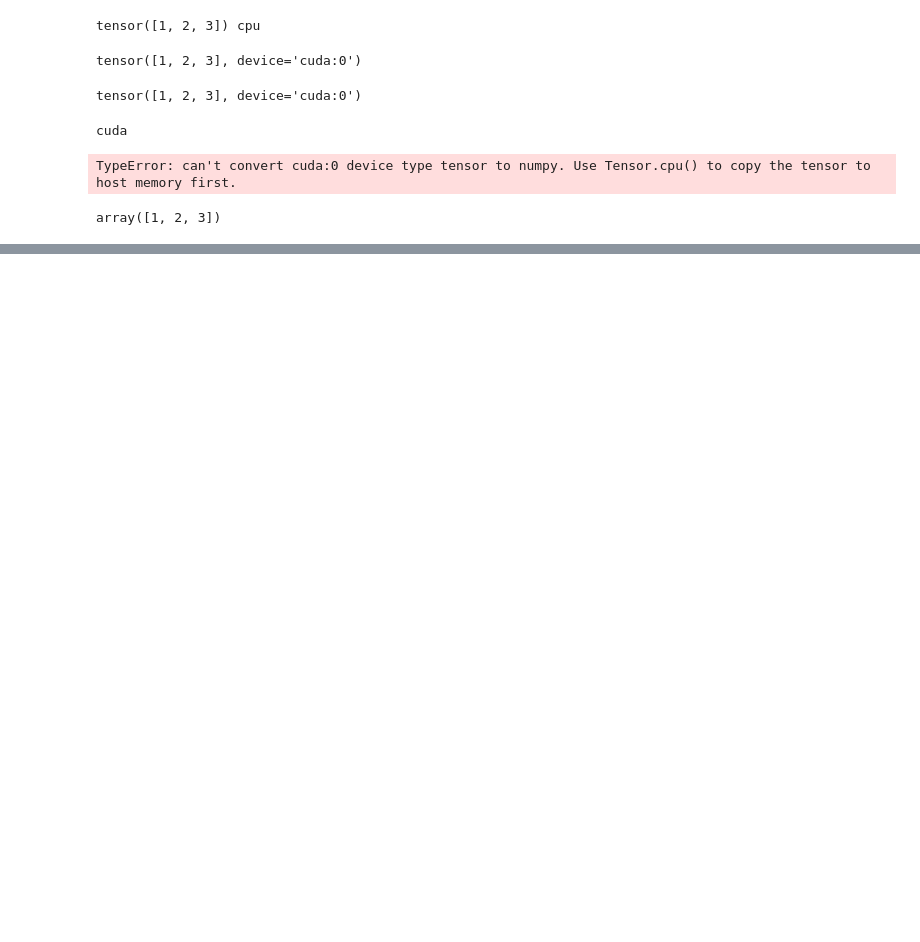
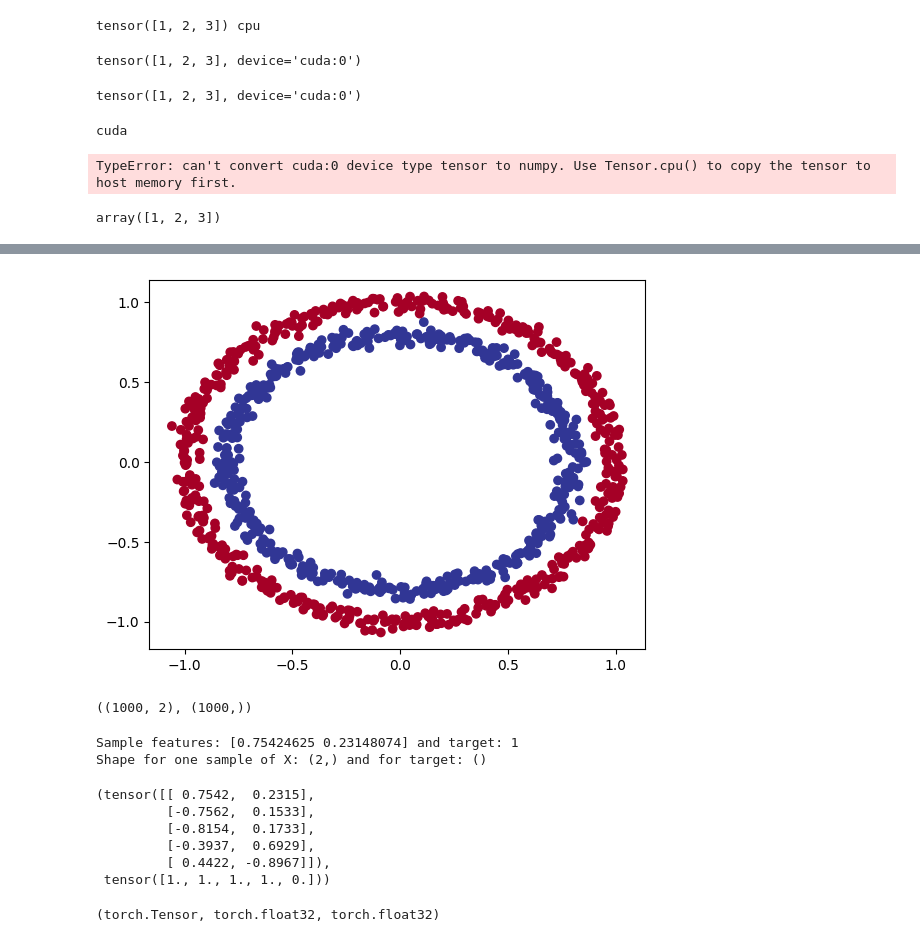
Before and after one commit to enavid/ai-samurai-kata, a Jupyter notebook: ztm_pytorch_kata.ipynb, the cells around one changed output, grey strips where cells are left out. Drawn from its saved outputs; the diff is of its cells as text; code cells hidden in the pictures; blank space fills up the shorter version.

```diff
--- a/ztm_pytorch_kata.ipynb
+++ b/ztm_pytorch_kata.ipynb
@@ -451,0 +456,7 @@ array([1, 2, 3])
+# %%
+import sklearn
+from sklearn.datasets import make_circles
+
+n_samples = 1000
+
+X, y = make_circles(n_samples, noise=0.03, random_state=42)
@@ -451,0 +498,40 @@ array([1, 2, 3])
+# %%
+# Visualize
+
+import matplotlib.pyplot as plt
+plt.scatter(x=X[:, 0], y=X[:, 1], c=y, cmap=plt.cm.RdYlBu);
+# %% [output]
+[figure, added]
+# %%
+X.shape, y.shape
+# %% [output]
+((1000, 2), (1000,))
+# %%
+# View the first example of features and labels
+X_sample = X[0]
+y_sample = y[0]
+
+print(f"Sample features: {X_sample} and target: {y_sample}")
+print(f"Shape for one sample of X: {X_sample.shape} and for target: {y_sample.shape}")
+# %% [output]
+Sample features: [0.75424625 0.23148074] and target: 1
+Shape for one sample of X: (2,) and for target: ()
+# %%
+# Turn data into tensors
+import torch
+
+X = torch.from_numpy(X).type(torch.float)
+y = torch.from_numpy(y).type(torch.float)
+
+X[:5], y[:5]
+# %% [output]
+(tensor([[ 0.7542,  0.2315],
+         [-0.7562,  0.1533],
+         [-0.8154,  0.1733],
+         [-0.3937,  0.6929],
+         [ 0.4422, -0.8967]]),
+ tensor([1., 1., 1., 1., 0.]))
+# %%
+type(X), X.dtype, y.dtype
+# %% [output]
+(torch.Tensor, torch.float32, torch.float32)
```
Also changed, not shown: parts of 10 cells of this notebook.
